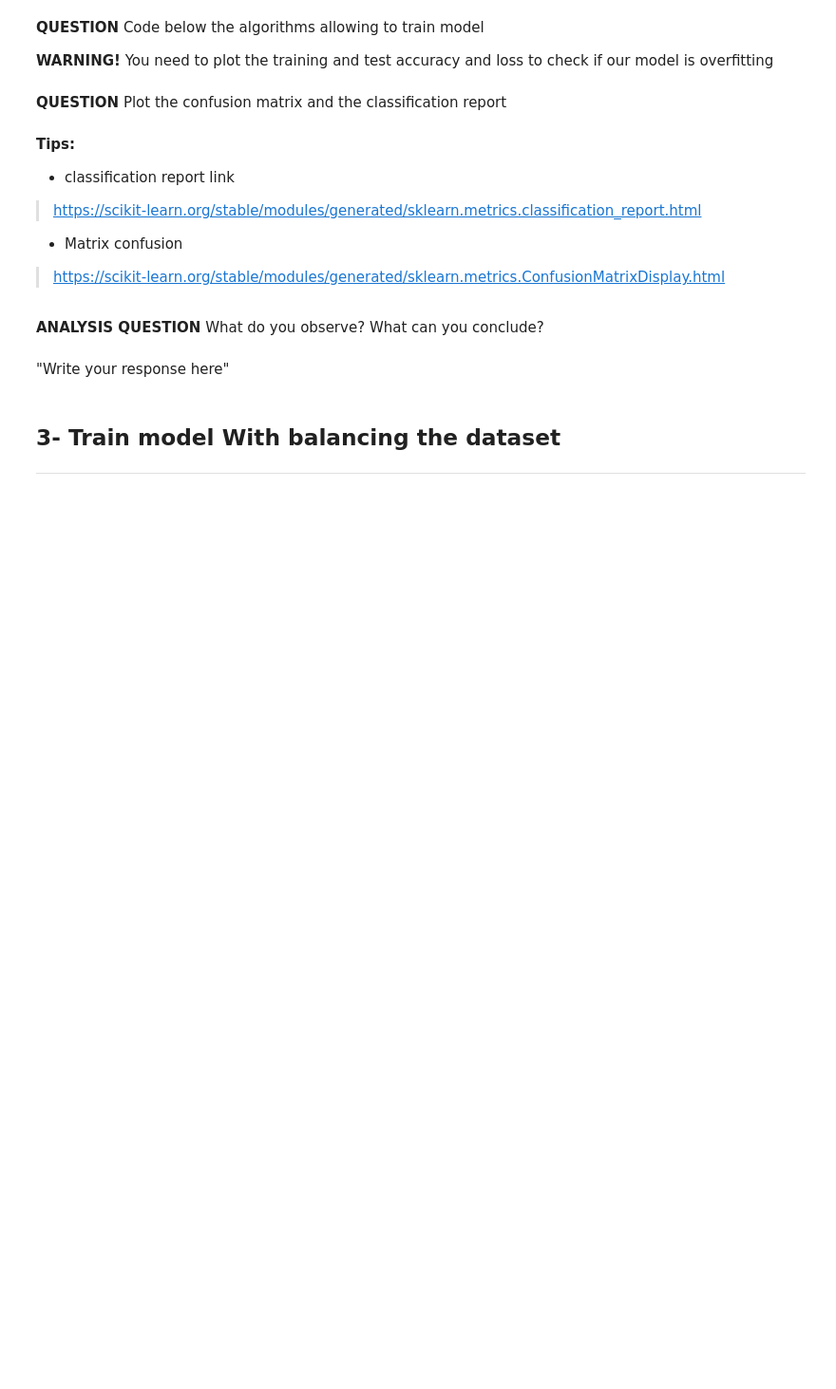
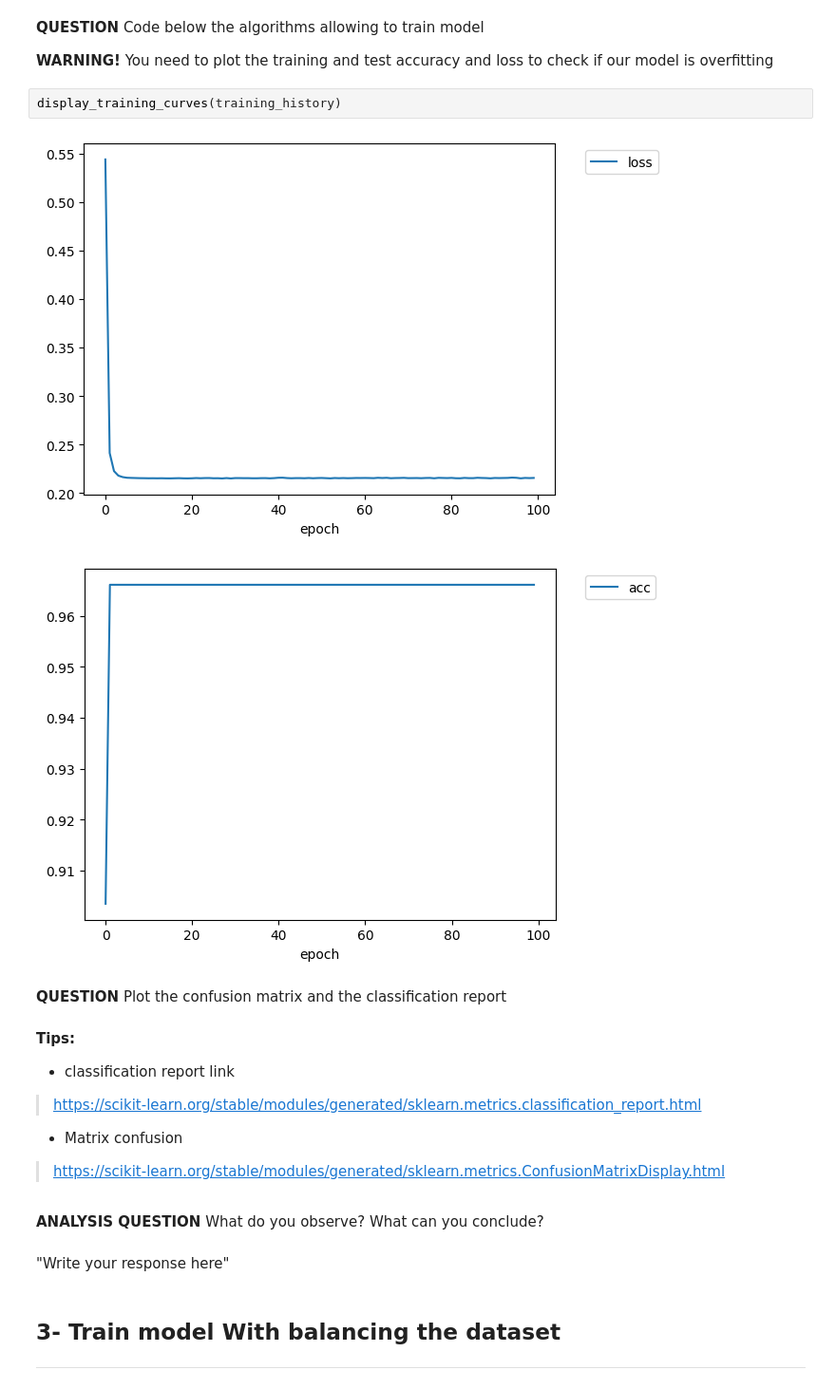
Before and after one commit to Moruko/IA_embarqu-e, a Jupyter notebook: TP_IA_EMBARQUEE.ipynb, the cells around one changed output. Shown at 95% size. Cells and saved outputs as stored; diff of their text form; blank space fills up the shorter version.

```diff
--- a/TP_IA_EMBARQUEE.ipynb
+++ b/TP_IA_EMBARQUEE.ipynb
@@ -179,6 +329,11 @@ In this section, you must build and train a model without rebalancing the datase
 **QUESTION** Code below the algorithms allowing to train model
 
 **WARNING!** You need to plot the training and test accuracy and loss to check if our model is overfitting
+# %%
+display_training_curves(training_history)
+# %% [output]
+[figure, added]
+[figure, added]
 # %% [markdown]
 **QUESTION** Plot the confusion matrix and the classification report
 # %% [markdown]
```
Also changed, not shown: parts of 6 cells of this notebook.
